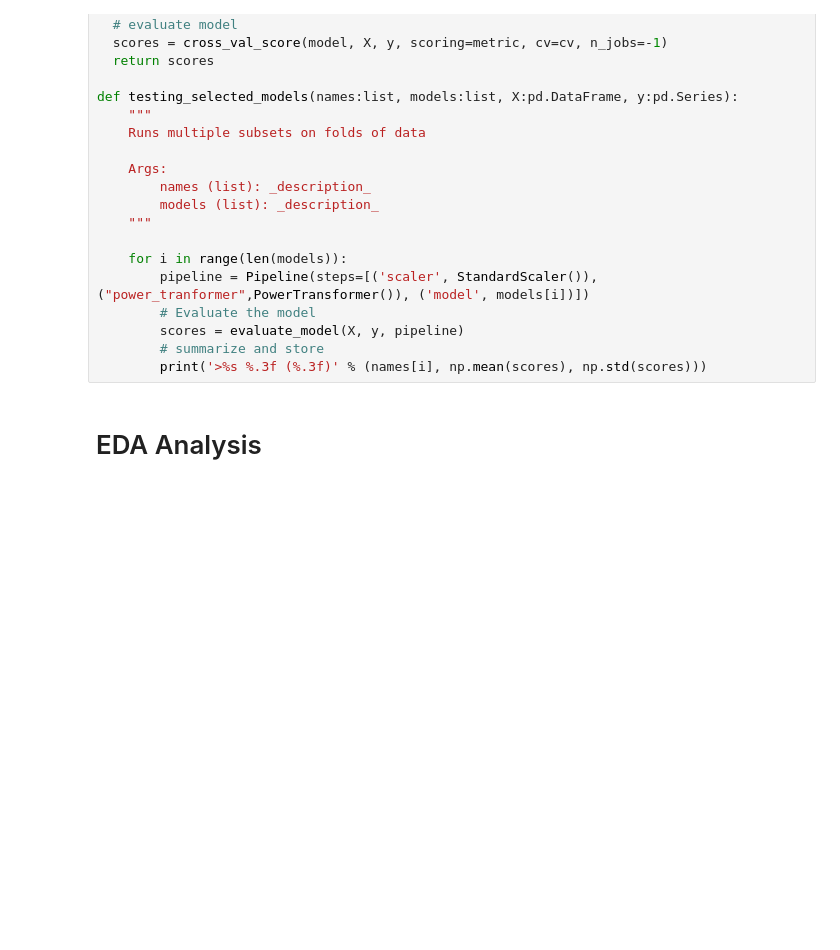
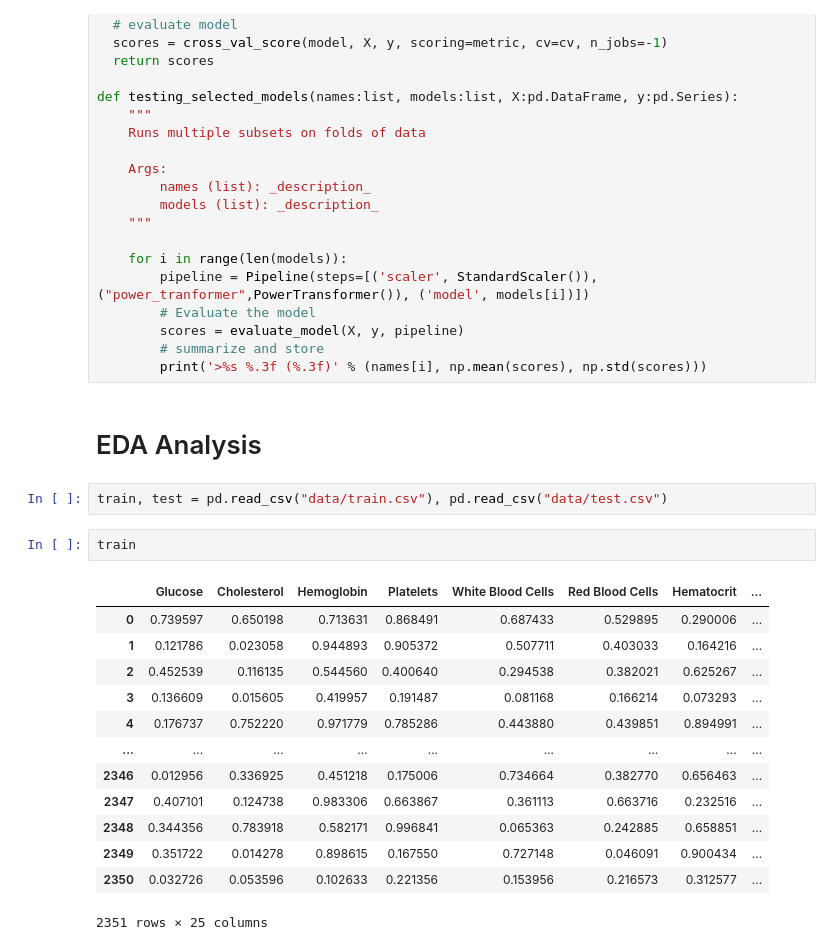
Before and after one commit to MaukanMir/Multi-Disease-Classifier-Part-Two, a Jupyter notebook: training.ipynb, the cells around one changed output. Cells and saved outputs as stored; diff of their text form; blank space fills up the shorter version.

```diff
--- a/training.ipynb
+++ b/training.ipynb
@@ -152,3 +152,21 @@ def testing_selected_models(names:list, models:list, X:pd.DataFrame, y:pd.Series
         print('>%s %.3f (%.3f)' % (names[i], np.mean(scores), np.std(scores)))
 # %% [markdown]
 # EDA Analysis
+# %%
+train, test = pd.read_csv("data/train.csv"), pd.read_csv("data/test.csv")
+# %%
+train
+# %% [output]
+|  | Glucose | Cholesterol | Hemoglobin | Platelets | White Blood Cells | Red Blood Cells | Hematocrit | ... |
+| 0 | 0.739597 | 0.650198 | 0.713631 | 0.868491 | 0.687433 | 0.529895 | 0.290006 | ... |
+| 1 | 0.121786 | 0.023058 | 0.944893 | 0.905372 | 0.507711 | 0.403033 | 0.164216 | ... |
+| 2 | 0.452539 | 0.116135 | 0.544560 | 0.400640 | 0.294538 | 0.382021 | 0.625267 | ... |
+| 3 | 0.136609 | 0.015605 | 0.419957 | 0.191487 | 0.081168 | 0.166214 | 0.073293 | ... |
+| 4 | 0.176737 | 0.752220 | 0.971779 | 0.785286 | 0.443880 | 0.439851 | 0.894991 | ... |
+| ... | ... | ... | ... | ... | ... | ... | ... | ... |
+| 2346 | 0.012956 | 0.336925 | 0.451218 | 0.175006 | 0.734664 | 0.382770 | 0.656463 | ... |
+| 2347 | 0.407101 | 0.124738 | 0.983306 | 0.663867 | 0.361113 | 0.663716 | 0.232516 | ... |
+| 2348 | 0.344356 | 0.783918 | 0.582171 | 0.996841 | 0.065363 | 0.242885 | 0.658851 | ... |
+| 2349 | 0.351722 | 0.014278 | 0.898615 | 0.167550 | 0.727148 | 0.046091 | 0.900434 | ... |
+| 2350 | 0.032726 | 0.053596 | 0.102633 | 0.221356 | 0.153956 | 0.216573 | 0.312577 | ... |
+2351 rows × 25 columns
```
Also changed, not shown: parts of 11 cells of this notebook, 2 other files.
